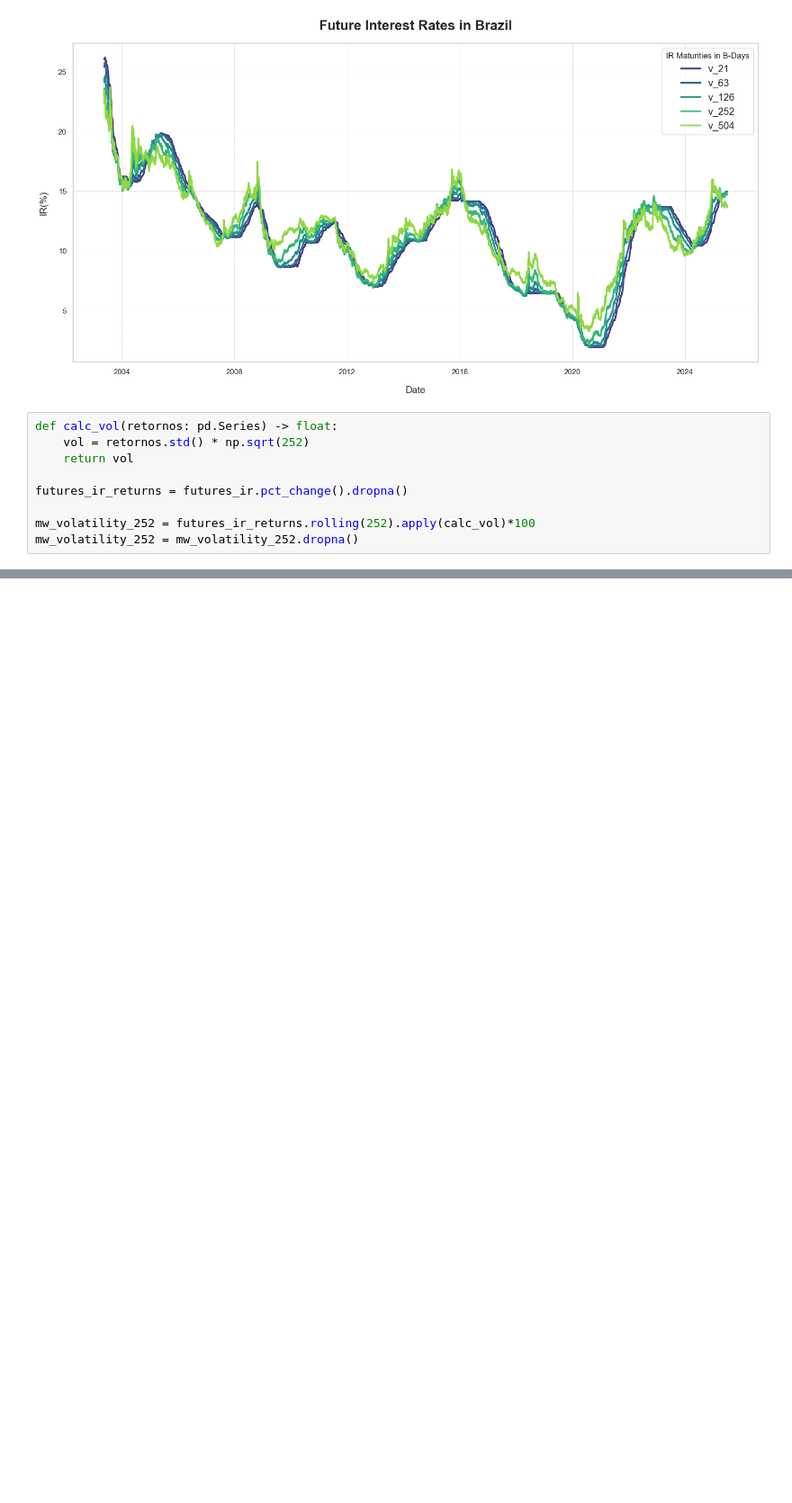
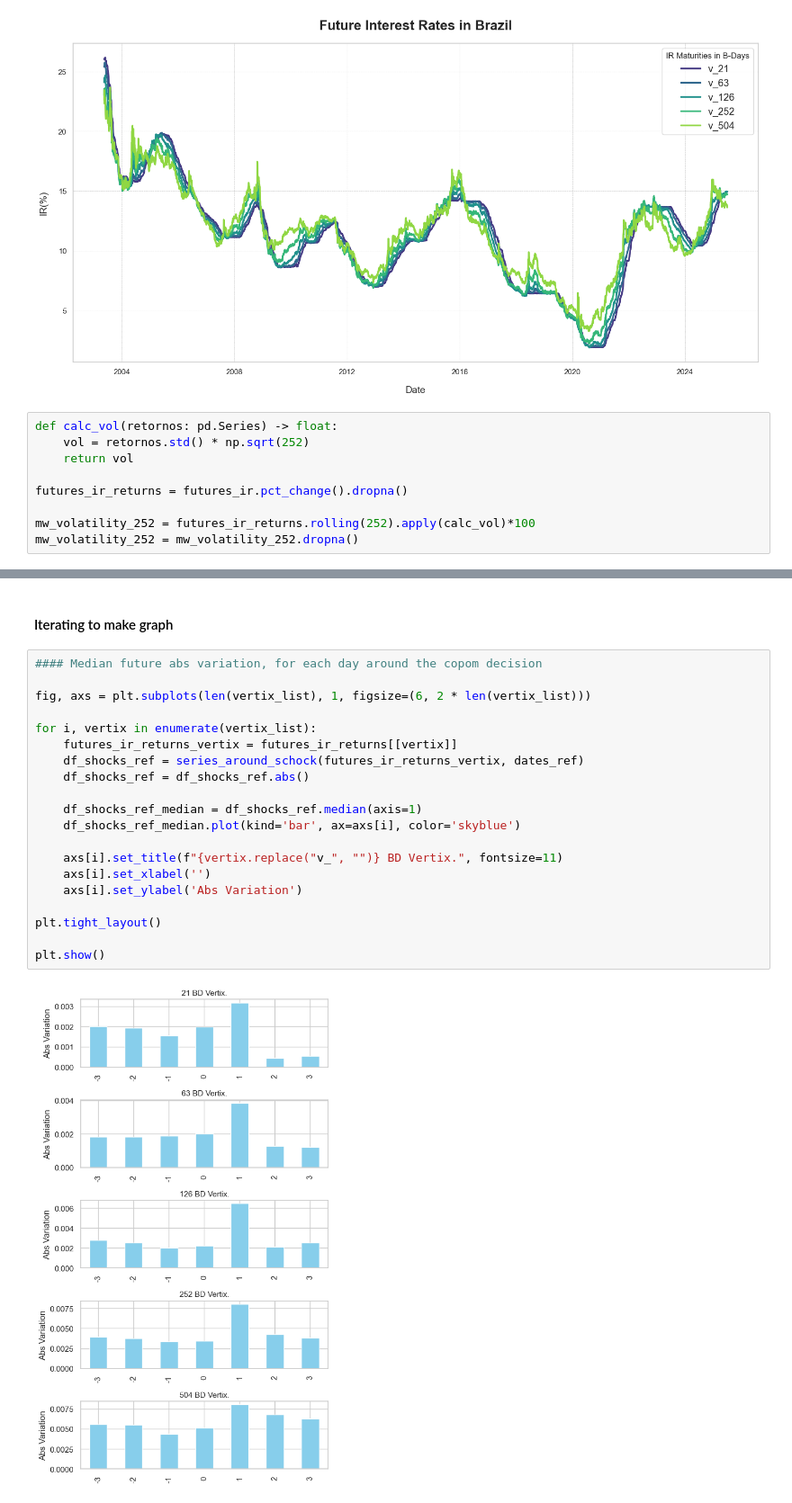
Before and after one commit to mattbreitenbach/br-central-bank-sentiment, a Jupyter notebook: 8_futures_interest_rates_eda.ipynb, the cells around one changed output, grey strips where cells are left out. Shown at 90% size. Drawn from its saved outputs; the diff is of its cells as text; blank space fills up the shorter version.

```diff
--- a/8_futures_interest_rates_eda.ipynb
+++ b/8_futures_interest_rates_eda.ipynb
@@ -49,0 +134,24 @@ plt.show()
+# %% [markdown]
+#### Iterating to make graph
+# %%
+#### Median future abs variation, for each day around the copom decision
+
+fig, axs = plt.subplots(len(vertix_list), 1, figsize=(6, 2 * len(vertix_list)))
+
+for i, vertix in enumerate(vertix_list):
+    futures_ir_returns_vertix = futures_ir_returns[[vertix]]
+    df_shocks_ref = series_around_schock(futures_ir_returns_vertix, dates_ref)
+    df_shocks_ref = df_shocks_ref.abs()
+
+    df_shocks_ref_median = df_shocks_ref.median(axis=1)
+    df_shocks_ref_median.plot(kind='bar', ax=axs[i], color='skyblue')
+
+    axs[i].set_title(f"{vertix.replace("v_", "")} BD Vertix.", fontsize=11)
+    axs[i].set_xlabel('')
+    axs[i].set_ylabel('Abs Variation')
+
+plt.tight_layout()
+
+plt.show()
+# %% [output]
+[figure, added]
```
Also changed, not shown: parts of 9 cells of this notebook, 11 other files.
